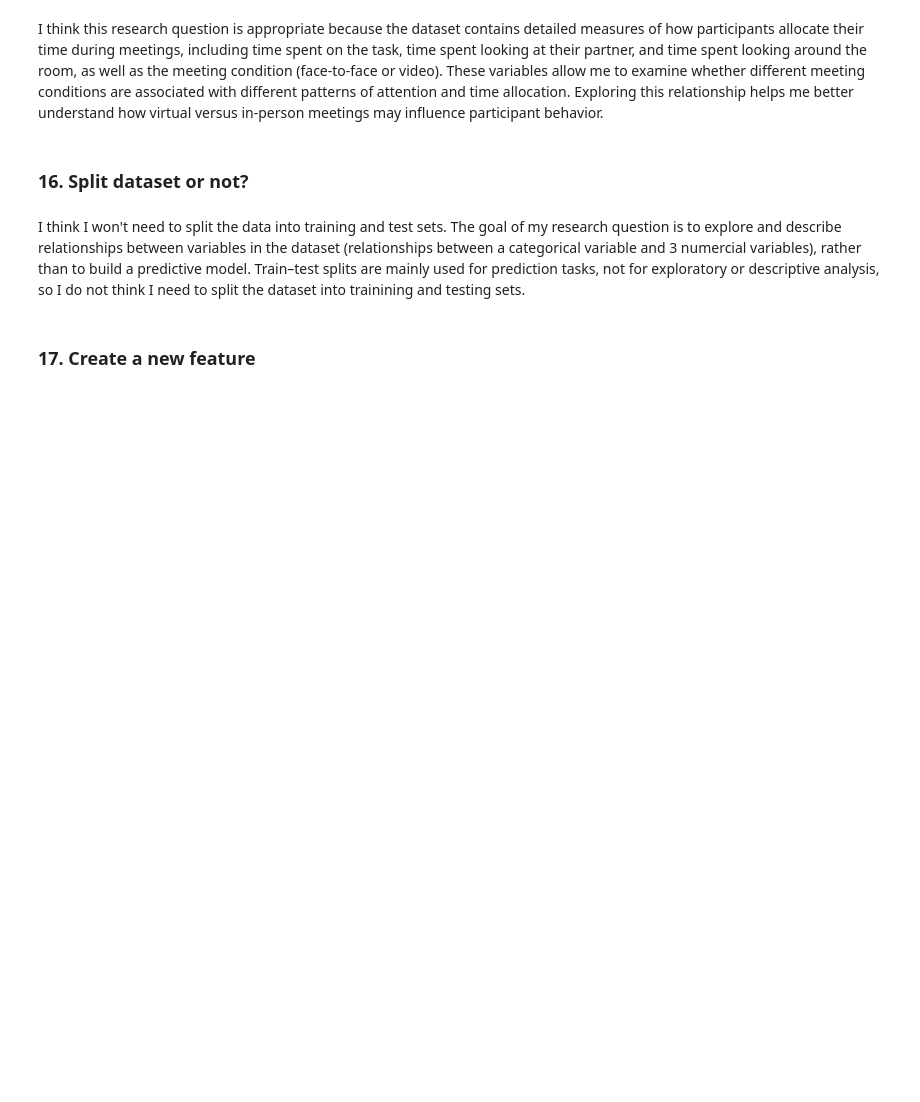
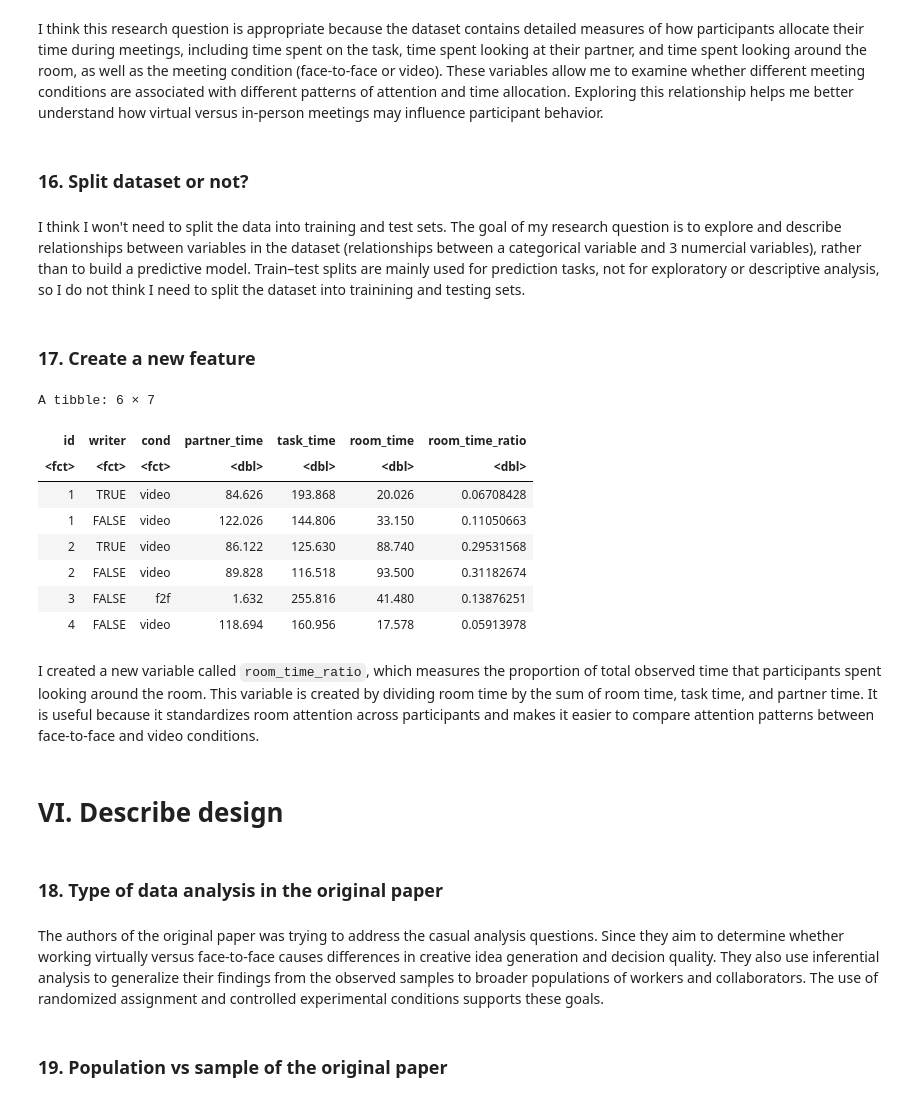
Before and after one commit to annanguyen0605/DSCI200_Case_study_1, a Jupyter notebook: case-study-1.ipynb, the cells around one changed output. Cells and saved outputs as stored; diff of their text form; code cells hidden in the pictures; blank space fills up the shorter version.

Commit message:
Commit 6
Task 6, and wording fixes

```diff
--- a/case-study-1.ipynb
+++ b/case-study-1.ipynb
@@ -279,4 +279,25 @@ I think I won't need to split the data into training and test sets. The goal of
 # %% [markdown]
 ### 17. Create a new feature
 # %%
-data$room_time_ratio <- data$room_time / (data$room_time + data$task_time + data$partner_time)
+data$room_time_ratio <- data$room_time /(data$room_time + data$task_time + data$partner_time)
+head(data)
+# %% [output]
+A tibble: 6 × 7
+| id | writer | cond | partner_time | task_time | room_time | room_time_ratio |
+| <fct> | <fct> | <fct> | <dbl> | <dbl> | <dbl> | <dbl> |
+| 1 | TRUE | video | 84.626 | 193.868 | 20.026 | 0.06708428 |
+| 1 | FALSE | video | 122.026 | 144.806 | 33.150 | 0.11050663 |
+| 2 | TRUE | video | 86.122 | 125.630 | 88.740 | 0.29531568 |
+| 2 | FALSE | video | 89.828 | 116.518 | 93.500 | 0.31182674 |
+| 3 | FALSE | f2f | 1.632 | 255.816 | 41.480 | 0.13876251 |
+| 4 | FALSE | video | 118.694 | 160.956 | 17.578 | 0.05913978 |
+# %% [markdown]
+I created a new variable called `room_time_ratio`, which measures the proportion of total observed time that participants spent looking around the room. This variable is created by dividing room time by the sum of room time, task time, and partner time. It is useful because it standardizes room attention across participants and makes it easier to compare attention patterns between face-to-face and video conditions.
+# %% [markdown]
+# VI. Describe design
+# %% [markdown]
+### 18. Type of data analysis in the original paper
+# %% [markdown]
+The authors of the original paper was trying to address the casual analysis questions. Since they aim to determine whether working virtually versus face-to-face causes differences in creative idea generation and decision quality. They also use inferential analysis to generalize their findings from the observed samples to broader populations of workers and collaborators. The use of randomized assignment and controlled experimental conditions supports these goals.
+# %% [markdown]
+### 19. Population vs sample of the original paper
```
Also changed, not shown: parts of 3 cells of this notebook.
